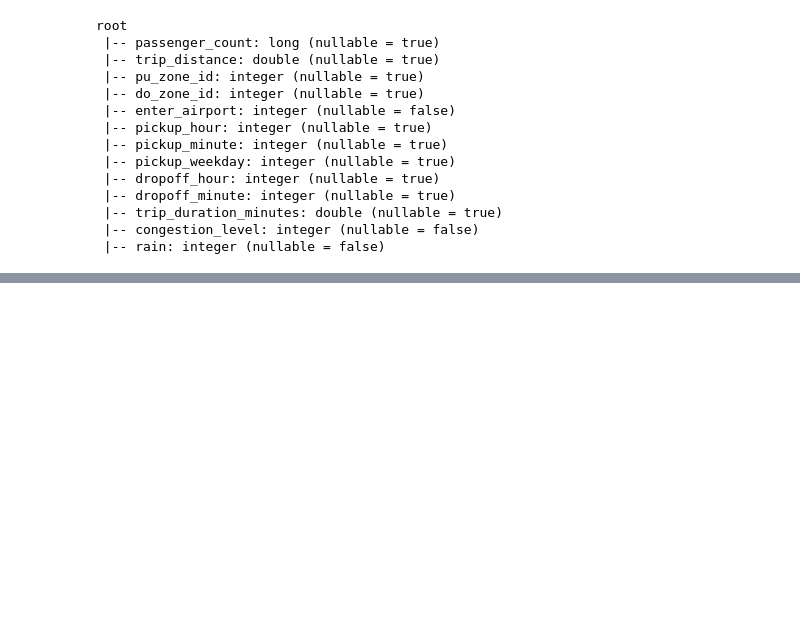
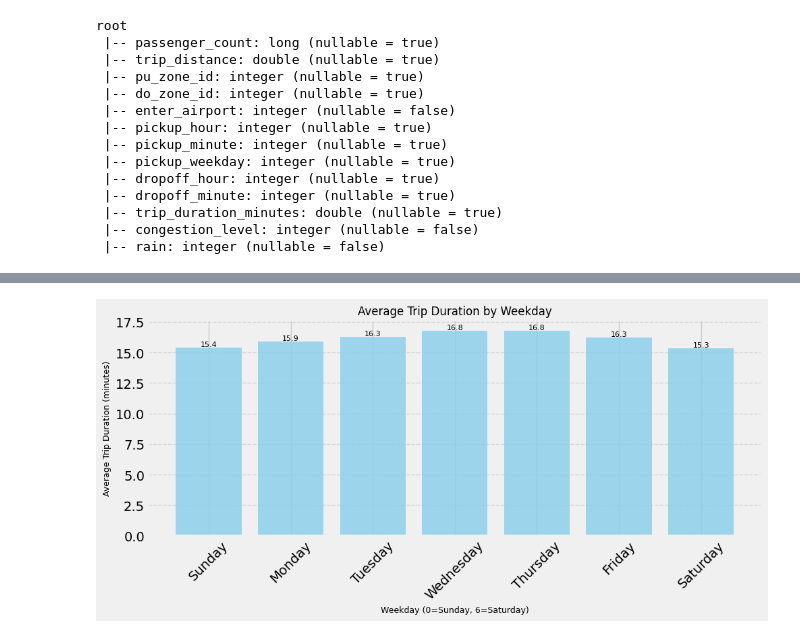
Before and after one commit to nhhongan/nyc_yellow_taxi_eta, a Jupyter notebook: notebook/eda_processing.ipynb, the cells around one changed output, grey strips where cells are left out. Cells and saved outputs as stored; diff of their text form; code cells hidden in the pictures; blank space fills up the shorter version.

```diff
--- a/notebook/eda_processing.ipynb
+++ b/notebook/eda_processing.ipynb
@@ -1053,0 +1063,47 @@ shutil.rmtree(temp_dir)
+# %%
+from pyspark.sql import functions as F
+import matplotlib.pyplot as plt
+
+# Group by pickup_weekday and calculate the average trip duration
+weekday_avg_duration = df.groupBy("pickup_weekday").agg(
+    F.avg("trip_duration_minutes").alias("avg_trip_duration"))
+
+# Order by pickup_weekday
+weekday_avg_duration = weekday_avg_duration.orderBy("pickup_weekday")
+
+# Convert to Pandas DataFrame for plotting
+pandas_weekday_avg_duration = weekday_avg_duration.toPandas()
+
+# Create the plot
+plt.figure(figsize=(10, 5))
+
+# Create bars
+bars = plt.bar(pandas_weekday_avg_duration['pickup_weekday'],
+               pandas_weekday_avg_duration['avg_trip_duration'],
+               color='skyblue',
+               alpha=0.8)
+
+# Add text labels on top of each bar
+for bar in bars:
+    height = bar.get_height()
+    plt.text(bar.get_x() + bar.get_width() / 2.,
+             height,
+             f'{height:.1f}',
+             ha='center',
+             va='bottom',
+             fontsize=8)
+
+# Customize the plot
+plt.title('Average Trip Duration by Weekday', fontsize=12)
+plt.xlabel('Weekday (0=Sunday, 6=Saturday)', fontsize=9)
+plt.ylabel('Average Trip Duration (minutes)', fontsize=9)
+
+# Add weekday names on x-axis
+weekday_names = ['Sunday', 'Monday', 'Tuesday', 'Wednesday', 'Thursday', 'Friday', 'Saturday']
+plt.xticks(range(7), weekday_names, rotation=45)
+
+plt.grid(axis='y', linestyle='--', alpha=0.7)
+plt.tight_layout()
+plt.show()
+# %% [output]
+[figure, added]
```
Also changed, not shown: parts of 12 cells of this notebook.
